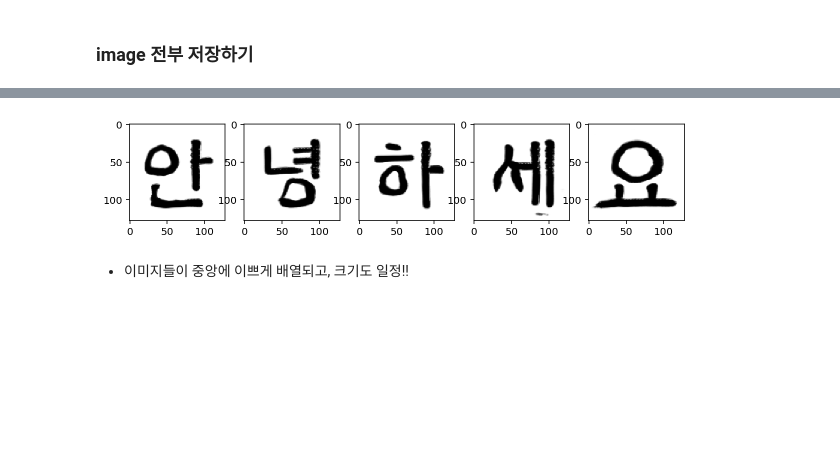
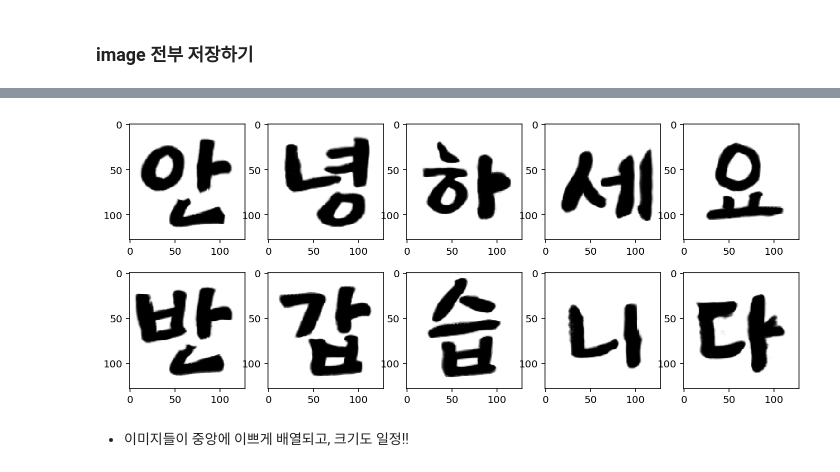
Before and after one commit to jeina7/GAN-handwriting-styler, a Jupyter notebook: 16_interpolation_making_sentence.ipynb, the cells around one changed output, grey strips where cells are left out. Cells and saved outputs as stored; diff of their text form; code cells hidden in the pictures; blank space fills up the shorter version.

Commit message:
Feat: add dataset for  better  result

```diff
--- a/16_interpolation_making_sentence.ipynb
+++ b/16_interpolation_making_sentence.ipynb
@@ -72,7 +72,7 @@ print(len(interpolated_font_ids))
 ### 원하는 문장 만들기
 - 문장을 charid로 변환
 # %%
-sentence = '안녕하세요'
+sentence = '안녕하세요반갑습니다'
 fixed_char_ids = chars_to_ids(sentence)
 fixed_char_ids
 # %% [output]
@@ -106,6 +106,6 @@ total batches: 13
 # %% [markdown]
 ### Grid: interpolation step
 # %%
-grids = [0., 0.5, 0.6, 0.7, 0.8]
+grids = [0., 0.4, 0.6, 0.8]
 print(len(grids))
 # %% [output]
@@ -128,13 +128,13 @@ grid_results = interpolation(data_provider, grids, fixed_char_ids, interpolated_
                              embeddings, En, De, batch_size=BATCH_SIZE, save_path=save_path, \
                              img_size=128, save_nrow=5, GPU=True)
 # %%
-fontid = interpolated_font_ids[0]
+fontid = interpolated_font_ids[4]
 
-plt.figure(figsize=(12, 9))
+plt.figure(figsize=(12, 5))
 idx = 1
 fake_images = np.array([grid_results[fontid][charid][0] for charid in fixed_char_ids])
 for image in fake_images:
-    plt.subplot(4, 6, idx)
+    plt.subplot(2, 5, idx)
     plt.imshow(image.cpu().detach().numpy().reshape(128, 128), cmap='gray')
     idx += 1
 plt.show()
@@ -142,0 +143,11 @@ plt.show()
+# %%
+fontid = interpolated_font_ids[4]
+
+plt.figure(figsize=(12, 5))
+idx = 1
+fake_images = np.array([grid_results[fontid][charid][1] for charid in fixed_char_ids])
+for image in fake_images:
+    plt.subplot(2, 5, idx)
+    plt.imshow(image.cpu().detach().numpy().reshape(128, 128), cmap='gray')
+    idx += 1
+plt.show()
@@ -143,16 +156,16 @@ plt.show()
 # %%
-fontid = interpolated_font_ids[0]
+fontid = interpolated_font_ids[3]
 
-plt.figure(figsize=(12, 9))
+plt.figure(figsize=(12, 5))
 idx = 1
 fake_images = np.array([grid_results[fontid][charid][2] for charid in fixed_char_ids])
 for fontid, image in enumerate(fake_images):
-    plt.subplot(4, 6, idx)
+    plt.subplot(2, 5, idx)
     plt.imshow(image.cpu().detach().numpy().reshape(128, 128), cmap='gray')
     idx += 1
 plt.show()
 # %% [output]
-[figure, old version]
+[figure, new version]
 # %% [markdown]
 - 이미지들이 중앙에 이쁘게 배열되고, 크기도 일정!!
 # %% [markdown]
```
Also changed, not shown: parts of 9 cells of this notebook.
